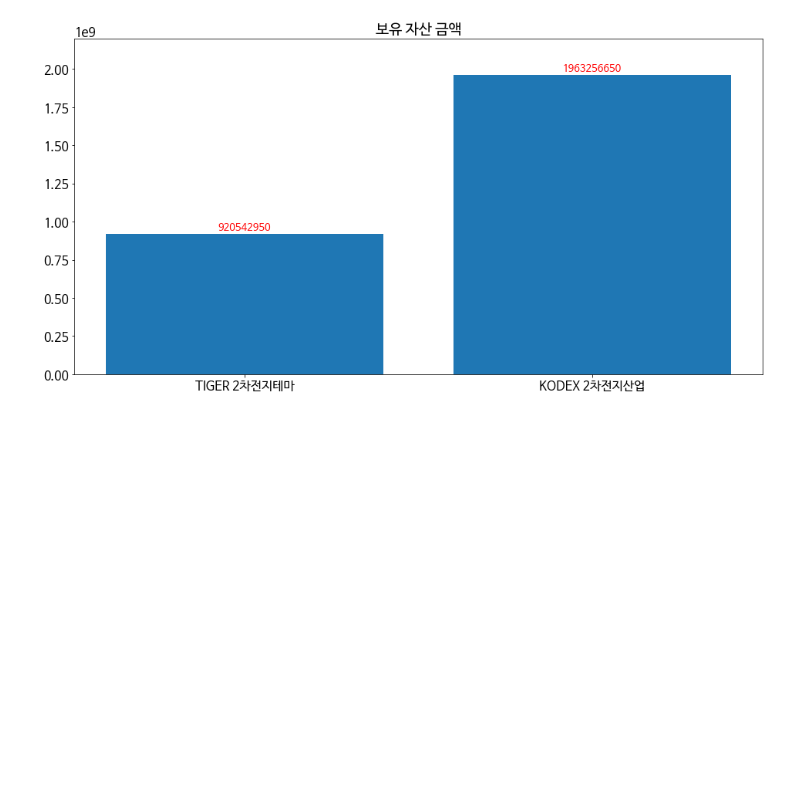
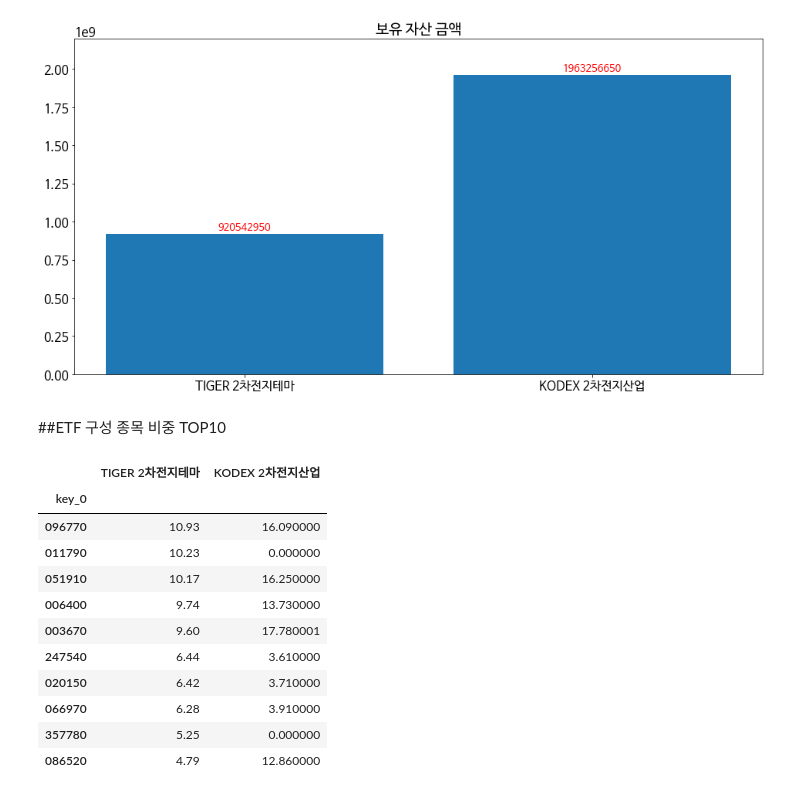
Before and after one commit to 6058ah/BusinessCapstone, a Jupyter notebook: 2차전지_etf_종목_추출_및_시각화.ipynb, the cells around one changed output. Drawn from its saved outputs; the diff is of its cells as text; code cells hidden in the pictures; blank space fills up the shorter version.

```diff
--- a/2차전지_etf_종목_추출_및_시각화.ipynb
+++ b/2차전지_etf_종목_추출_및_시각화.ipynb
@@ -188,3 +172,25 @@ plt
 # %% [output]
 <module 'matplotlib.pyplot' from '/usr/local/lib/python3.7/dist-packages/matplotlib/pyplot.py'>
 [figure]
+# %% [markdown]
+##ETF 구성 종목 비중 TOP10
+# %%
+df1=pd.merge(left=tiger['비중'],right=kodex['비중'], how = 'outer', left_on=tiger.index, right_on=kodex.index)
+df1= df1.set_index('key_0')
+df1.columns = ['TIGER 2차전지테마','KODEX 2차전지산업']
+df1=df1.fillna(0)
+df2=df1[:10]
+df2
+# %% [output]
+|  | TIGER 2차전지테마 | KODEX 2차전지산업 |
+| key_0 |  |  |
+| 096770 | 10.93 | 16.090000 |
+| 011790 | 10.23 | 0.000000 |
+| 051910 | 10.17 | 16.250000 |
+| 006400 | 9.74 | 13.730000 |
+| 003670 | 9.60 | 17.780001 |
+| 247540 | 6.44 | 3.610000 |
+| 020150 | 6.42 | 3.710000 |
+| 066970 | 6.28 | 3.910000 |
+| 357780 | 5.25 | 0.000000 |
+| 086520 | 4.79 | 12.860000 |
```
Also changed, not shown: parts of 6 cells of this notebook.
